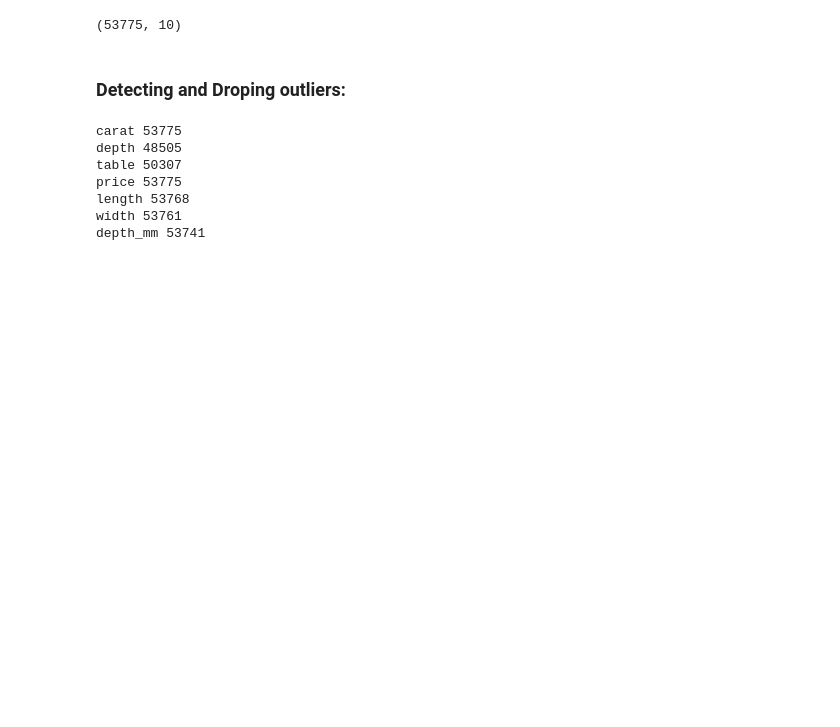
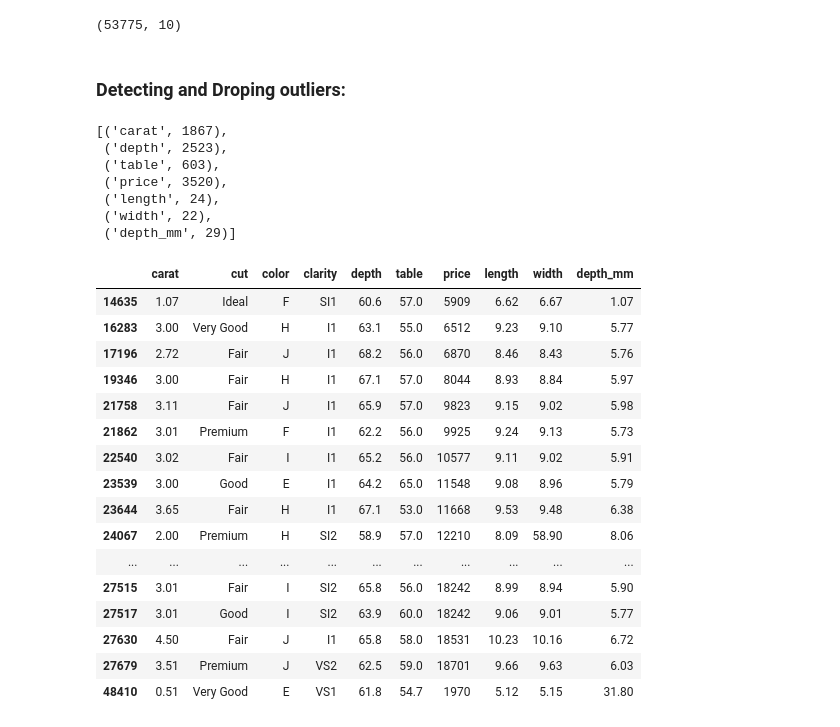
Before and after one commit to aabidimarwan-tech/Python-Libraries-Practice, a Jupyter notebook: Python_Projects/Diamond_Project.ipynb, the cells around one changed output. Drawn from its saved outputs; the diff is of its cells as text; code cells hidden in the pictures; blank space fills up the shorter version.

```diff
--- a/Python_Projects/Diamond_Project.ipynb
+++ b/Python_Projects/Diamond_Project.ipynb
@@ -213,20 +213,58 @@ df_clean.shape
 ### Detecting and Droping outliers:
 # %%
 # detecting the outliers:
-for column in df_clean.columns:
-    if df_clean[column].dtype != object:
-        Q1 = df_clean[column].quantile(0.25)
-        Q3 = df_clean[column].quantile(0.75)
-        IQR = Q3 - Q1
-        Lower_bound = Q1 - 1.5 * IQR
-        Upper_bound = Q3 - 1.5 * IQR
-        outlier = df_clean[(df_clean[column] < Lower_bound) | (df_clean[column] > Upper_bound)]
-        print(column, len(outlier))
+def the_outlier():
+    d = []
+    for column in df_clean.columns:
+        if df_clean[column].dtype != object:
+            Q1 = df_clean[column].quantile(0.25)
+            Q3 = df_clean[column].quantile(0.75)
+            IQR = Q3 - Q1
+            Lower_bound = Q1 - 1.5 * IQR
+            Upper_bound = Q3 + 1.5 * IQR
+            outlier = df_clean[(df_clean[column] < Lower_bound) | (df_clean[column] > Upper_bound)]
+            d.append((column, len(outlier)))
+    return d
+the_outlier()
 # %% [output]
-carat 53775
-depth 48505
-table 50307
-price 53775
-length 53768
-width 53761
-depth_mm 53741
+[('carat', 1867),
+ ('depth', 2523),
+ ('table', 603),
+ ('price', 3520),
+ ('length', 24),
+ ('width', 22),
+ ('depth_mm', 29)]
+# %%
+# detecting the outliers:
+def the_outlier():
+    d = []
+    for column in df_clean.columns:
+        if df_clean[column].dtype != object:
+            Q1 = df_clean[column].quantile(0.25)
+            Q3 = df_clean[column].quantile(0.75)
+            IQR = Q3 - Q1
+            Lower_bound = Q1 - 1.5 * IQR
+            Upper_bound = Q3 + 1.5 * IQR
+            outlier = df_clean[(df_clean[column] < Lower_bound) | (df_clean[column] > Upper_bound)]
+
+            d.append(( column, outlier[column].max(), outlier[column].min()))
+    return outlier
+the_outlier()
+# %% [output]
+|  | carat | cut | color | clarity | depth | table | price | length | width | depth_mm |
+| 14635 | 1.07 | Ideal | F | SI1 | 60.6 | 57.0 | 5909 | 6.62 | 6.67 | 1.07 |
+| 16283 | 3.00 | Very Good | H | I1 | 63.1 | 55.0 | 6512 | 9.23 | 9.10 | 5.77 |
+| 17196 | 2.72 | Fair | J | I1 | 68.2 | 56.0 | 6870 | 8.46 | 8.43 | 5.76 |
+| 19346 | 3.00 | Fair | H | I1 | 67.1 | 57.0 | 8044 | 8.93 | 8.84 | 5.97 |
+| 21758 | 3.11 | Fair | J | I1 | 65.9 | 57.0 | 9823 | 9.15 | 9.02 | 5.98 |
+| 21862 | 3.01 | Premium | F | I1 | 62.2 | 56.0 | 9925 | 9.24 | 9.13 | 5.73 |
+| 22540 | 3.02 | Fair | I | I1 | 65.2 | 56.0 | 10577 | 9.11 | 9.02 | 5.91 |
+| 23539 | 3.00 | Good | E | I1 | 64.2 | 65.0 | 11548 | 9.08 | 8.96 | 5.79 |
+| 23644 | 3.65 | Fair | H | I1 | 67.1 | 53.0 | 11668 | 9.53 | 9.48 | 6.38 |
+| 24067 | 2.00 | Premium | H | SI2 | 58.9 | 57.0 | 12210 | 8.09 | 58.90 | 8.06 |
+| ... | ... | ... | ... | ... | ... | ... | ... | ... | ... | ... |
+| 27515 | 3.01 | Fair | I | SI2 | 65.8 | 56.0 | 18242 | 8.99 | 8.94 | 5.90 |
+| 27517 | 3.01 | Good | I | SI2 | 63.9 | 60.0 | 18242 | 9.06 | 9.01 | 5.77 |
+| 27630 | 4.50 | Fair | J | I1 | 65.8 | 58.0 | 18531 | 10.23 | 10.16 | 6.72 |
+| 27679 | 3.51 | Premium | J | VS2 | 62.5 | 59.0 | 18701 | 9.66 | 9.63 | 6.03 |
+| 48410 | 0.51 | Very Good | E | VS1 | 61.8 | 54.7 | 1970 | 5.12 | 5.15 | 31.80 |
```
Also changed, not shown: parts of 12 cells of this notebook.
